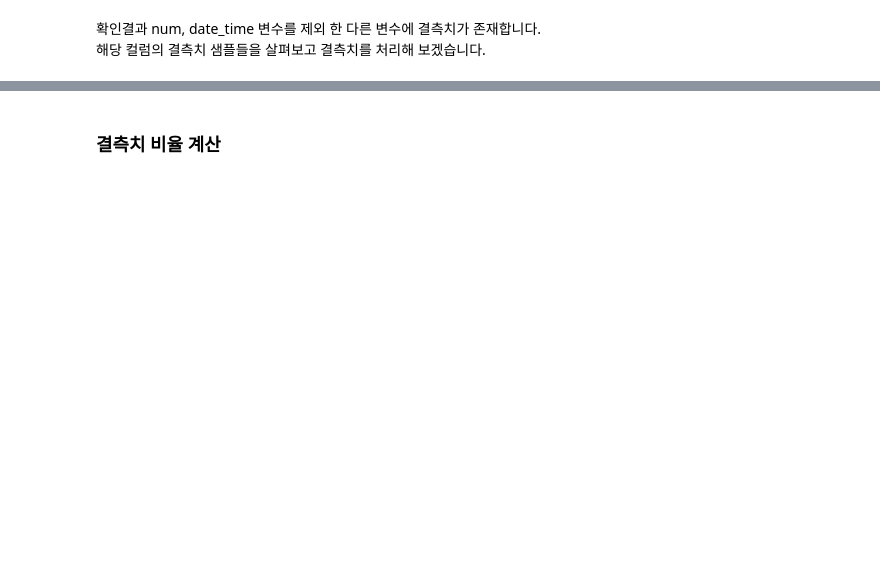
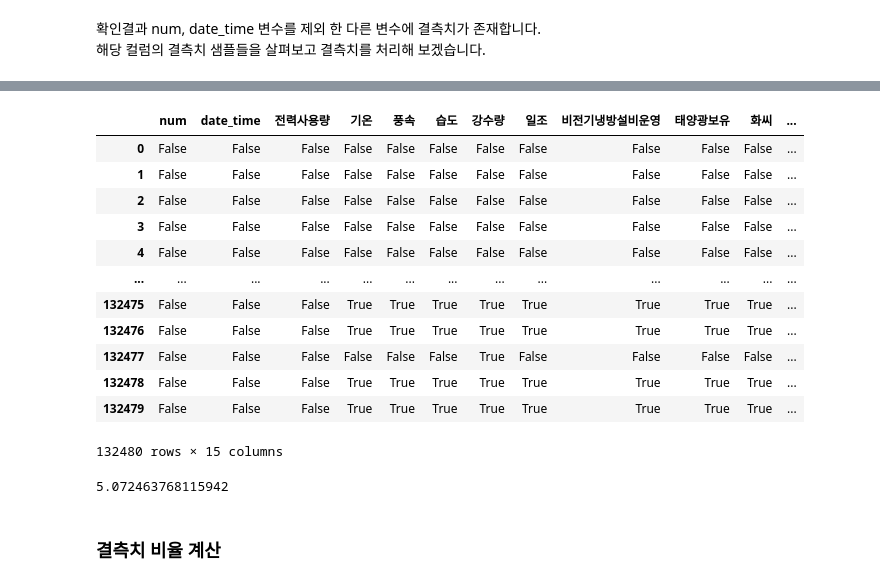
Before and after one commit to overgroove/samsung_ML, a Jupyter notebook: 03_package_pandas.ipynb, the cells around one changed output, grey strips where cells are left out. Saved outputs shown, nothing was run; the diff lists cells and outputs as text; code cells hidden in the pictures; blank space fills up the shorter version.

```diff
--- a/03_package_pandas.ipynb
+++ b/03_package_pandas.ipynb
@@ -1221,2 +1380,23 @@ memory usage: 11.1 MB
+# %%
+df.isna()
+# %% [output]
+|  | num | date_time | 전력사용량 | 기온 | 풍속 | 습도 | 강수량 | 일조 | 비전기냉방설비운영 | 태양광보유 | 화씨 | ... |
+| 0 | False | False | False | False | False | False | False | False | False | False | False | ... |
+| 1 | False | False | False | False | False | False | False | False | False | False | False | ... |
+| 2 | False | False | False | False | False | False | False | False | False | False | False | ... |
+| 3 | False | False | False | False | False | False | False | False | False | False | False | ... |
+| 4 | False | False | False | False | False | False | False | False | False | False | False | ... |
+| ... | ... | ... | ... | ... | ... | ... | ... | ... | ... | ... | ... | ... |
+| 132475 | False | False | False | True | True | True | True | True | True | True | True | ... |
+| 132476 | False | False | False | True | True | True | True | True | True | True | True | ... |
+| 132477 | False | False | False | False | False | False | True | False | False | False | False | ... |
+| 132478 | False | False | False | True | True | True | True | True | True | True | True | ... |
+| 132479 | False | False | False | True | True | True | True | True | True | True | True | ... |
+132480 rows × 15 columns
+# %%
+# 기온 변수의 결측치 갯수를 세어본다 / 비율 계산
+df['기온'].isna().sum() / len(df) * 100
+# %% [output]
+5.072463768115942
 # %% [markdown]
 ### 결측치 비율 계산
```
Also changed, not shown: parts of 37 cells of this notebook.
